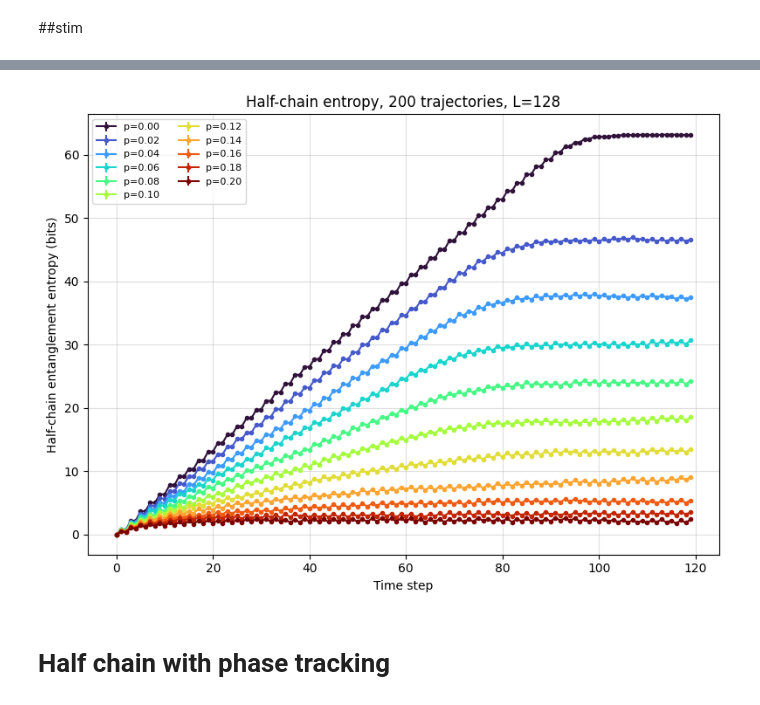
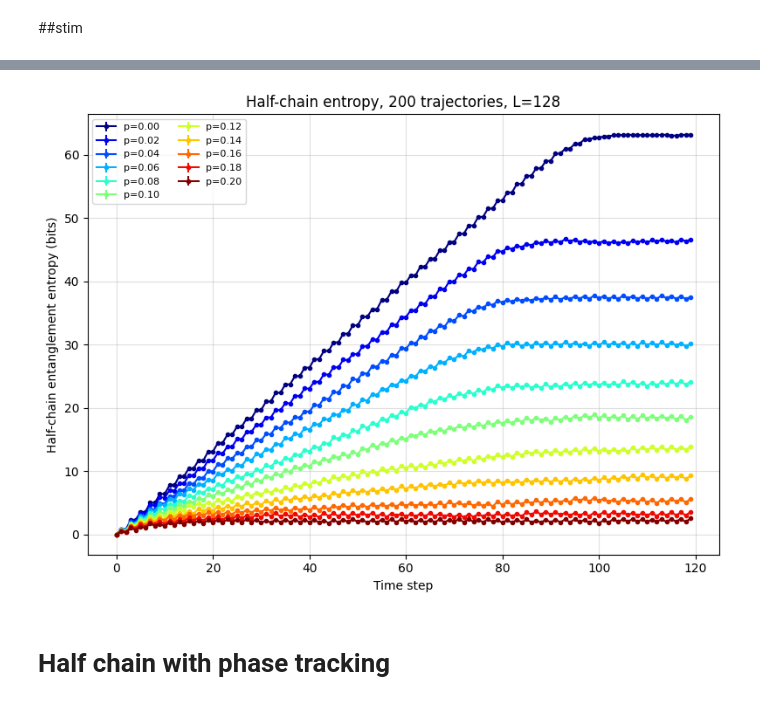
Before and after one commit to AKookani/BrickwallCliffordCircuit, a Jupyter notebook: Results.ipynb, the cells around one changed output, grey strips where cells are left out. Cells and saved outputs as stored; diff of their text form; code cells hidden in the pictures.

```diff
--- a/Results.ipynb
+++ b/Results.ipynb
@@ -904,8 +906,8 @@ if __name__ == "__main__":
     n_total = len(p_values)
     overall_start = time.time()
 
-    # Choose a colormap (e.g., 'plasma', 'viridis', or 'coolwarm')
-    cmap = plt.cm.coolwarm
+    # Using 'jet' for a highly vibrant, sharp color transition
+    cmap = plt.cm.jet
 
     for i, p in enumerate(p_values):
         t0 = time.time()
@@ -926,7 +928,7 @@ if __name__ == "__main__":
             f"(ETA {eta_clock.strftime('%H:%M:%S')})"
         )
 
-        # Calculate a unique color along the gradient for each p value
+        # Calculate a highly distinct color along the vibrant rainbow spectrum
         line_color = cmap(i / (n_total - 1))
 
         plt.errorbar(
@@ -1202,8 +1204,8 @@ if __name__ == "__main__":
     n_total = len(p_values)
     overall_start = time.time()
 
-    # Using 'turbo' for a highly vibrant, sharp color transition
-    cmap = plt.cm.turbo
+    # Using 'jet' for a highly vibrant, sharp color transition
+    cmap = plt.cm.jet
 
     for i, p in enumerate(p_values):
         t0 = time.time()
@@ -1260,4 +1262,4 @@ Total wall time: 2m 36s
-[figure, old version]
+[figure, new version]
 # %% [markdown]
 # Half chain with phase tracking
 # %%
```
Also changed, not shown: parts of 3 cells of this notebook.
